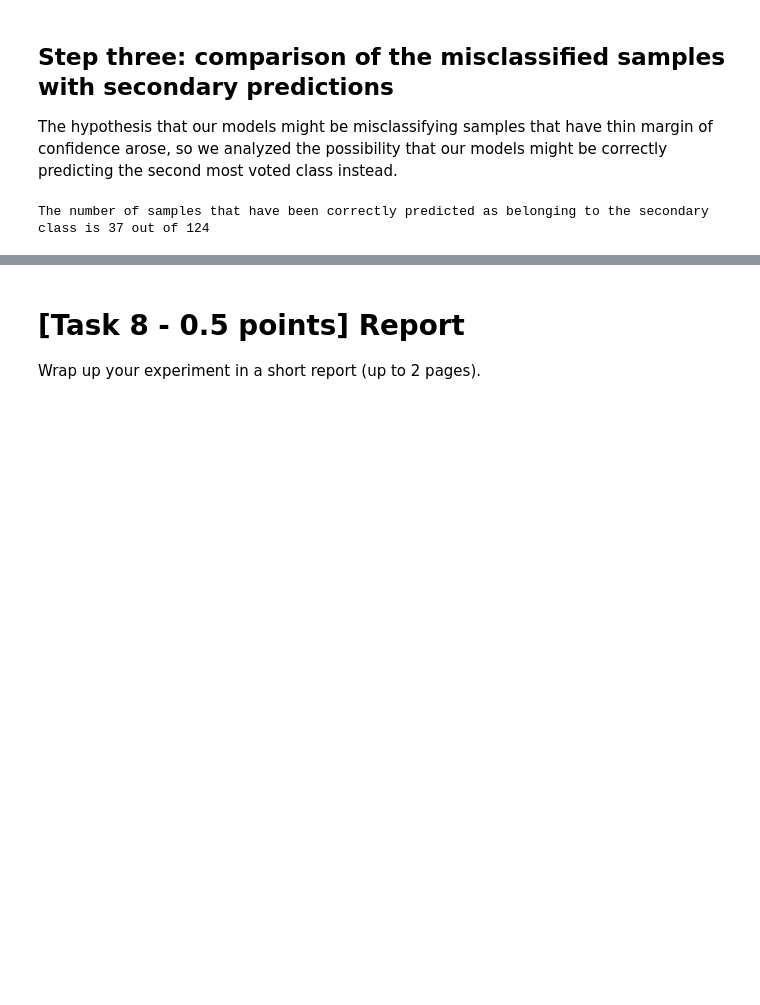
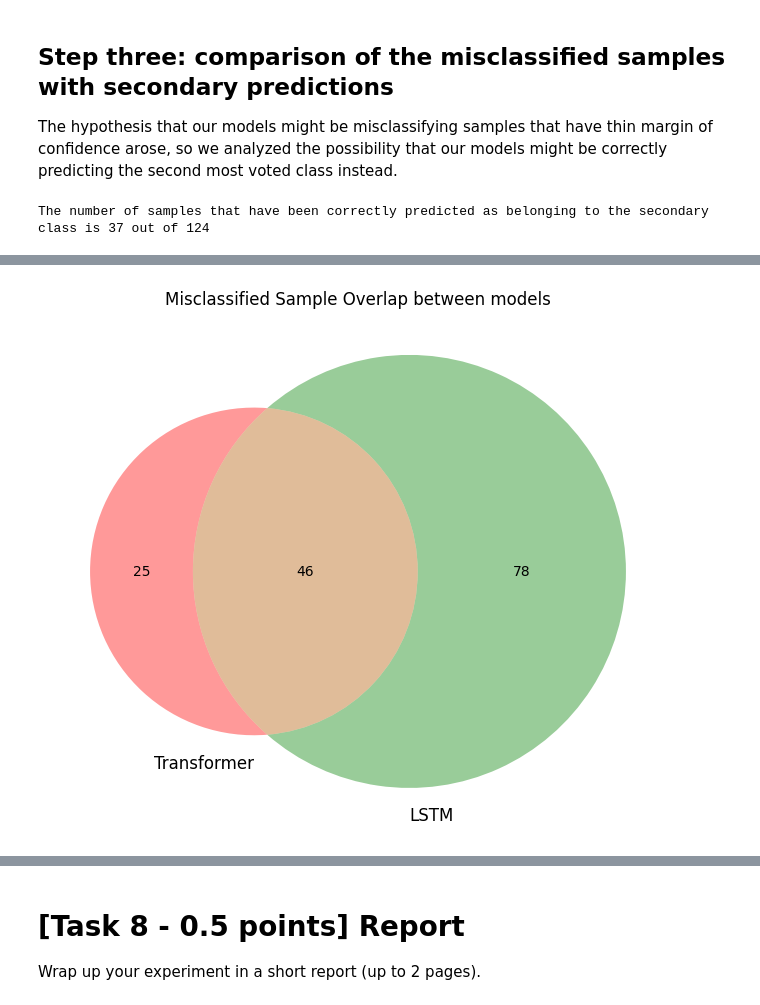
Before and after one commit to antodale/Assignments_NLP_torroni_2025, a Jupyter notebook: Assignment1-2526.ipynb, the cells around one changed output, grey strips where cells are left out. Drawn from its saved outputs; the diff is of its cells as text; code cells hidden in the pictures; blank space fills up the shorter version.

```diff
--- a/Assignment1-2526.ipynb
+++ b/Assignment1-2526.ipynb
@@ -1595,3 +1676,25 @@ lstm_true_error.head()
 | 14 | 400195 | en | ah ! look ! gender role be back t... | 1 | JUDGEMENTAL | 1 | 0 | DIRECT | ... |
 | 15 | 400196 | en | yes hayley hafu representation gi... | 0 | JUDGEMENTAL | 0 | 1 | - | ... |
 | 18 | 400199 | en | how do we reach a point where blo... | 0 | DIRECT | 0 | 2 | - | ... |
+# %%
+# Analyze Transformer Errors
+print("Generating Transformer Errors...")
+
+# Call the function with model_type='transformer' and pass the trainer
+transformer_errors = get_misclassified_samples(
+    model=None,              # Not needed for transformer (uses trainer)
+    X=test_data,             # The Hugging Face dataset
+    y_true=None,             # Labels are extracted from the trainer output
+    df=test_df,              # Original dataframe to retrieve text
+    model_type='transformer',
+    trainer=trainer          # The Hugging Face Trainer instance
+)
+
+# number of times the model predicted 'secondary' correctly
+count = (transformer_errors['secondary'] == transformer_errors['pred_label_str']).sum()
+count_all = len(transformer_errors)
+
+print("Transformer Model:")
+print(f"The number of samples that have been correctly predicted as belonging to the secondary class is {count} out of {count_all}" )
+
+transformer_true_error = transformer_errors[transformer_errors['secondary'] != transformer_errors['pred_label_str']].copy()
@@ -1599,0 +1727,14 @@ lstm_true_error.to_csv('lstm_true_misclassified_samples.csv', index=False)
+# %%
+import matplotlib.pyplot as plt
+from matplotlib_venn import venn2
+
+# Assume the column 'id_EXIST' is your unique identifier
+ids_df1 = set(transformer_errors['id_EXIST'])
+ids_df2 = set(lstm_errors['id_EXIST'])
+
+plt.figure(figsize=(8, 8))
+venn2([ids_df1, ids_df2], set_labels=('Transformer', 'LSTM'))
+plt.title("Misclassified Sample Overlap between models")
+plt.show()
+# %% [output]
+[figure, added]
```
Also changed, not shown: parts of 63 cells of this notebook.
